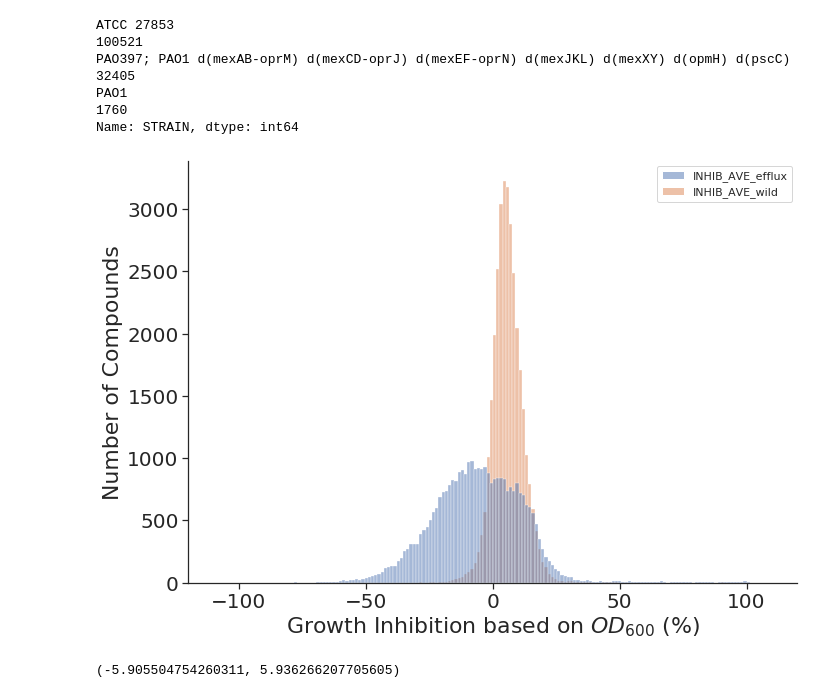
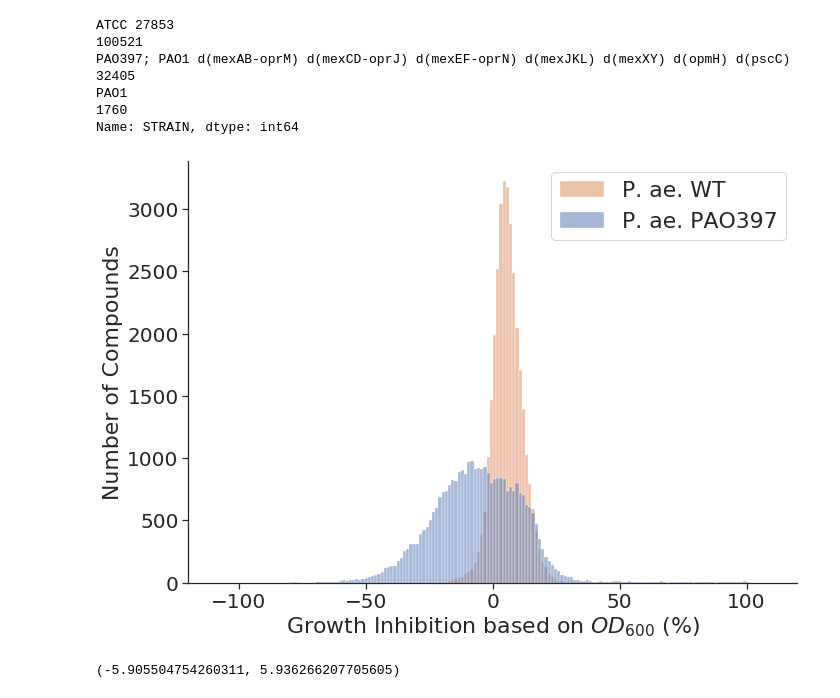
Before and after one commit to domgurvic/co_add_efflux, a Jupyter notebook: co_add/p_aeruginosa_efflux.ipynb, the cells around one changed output. Cells and saved outputs as stored; diff of their text form; code cells hidden in the pictures.

```diff
--- a/co_add/p_aeruginosa_efflux.ipynb
+++ b/co_add/p_aeruginosa_efflux.ipynb
@@ -62,30 +68,30 @@ p_aer_wild_efflux = p_aer_wild[['SMILES', 'INHIB_AVE']].merge(p_aer_efflux[['SMI
 # %%
 # e_coli_wild_efflux[['INHIB_AVE_wild', 'INHIB_AVE_efflux']].plot.hist(bins=200, alpha=0.5, figsize=[10,7])
 
 
 sns.set(rc={"figure.figsize":(10, 7)})
 
 sns.set_style("ticks")
 
 sns.histplot(p_aer_wild_efflux[['INHIB_AVE_efflux', 'INHIB_AVE_wild']], alpha=0.5, bins=150)
 sns.despine()
 
-# plt.legend(labels = ['Wild Type', '$\Delta TolC$'],  fontsize=22)
+plt.legend(labels = ['P. ae. WT', 'P. ae. PAO397'],  fontsize=22)
 
 plt.xlim([-120, 120])
 
 plt.xlabel('Growth Inhibition based on $OD_{600}$ (%)', fontsize=22);
 
 plt.ylabel('Number of Compounds',  fontsize=22);
 
 plt.yticks(fontsize=20)
 plt.xticks(fontsize=20)
 
 
 plt.tight_layout()
-# plt.savefig('figures/hist_wild_tolc.png', dpi=600)
+plt.savefig('figures/p_aeruginosa/p_aer_hist_wild_tolc.png', dpi=600)
 # %% [output]
-[figure, old version]
+[figure, new version]
 # %%
 p_aer_wild_efflux.INHIB_AVE_efflux.mean(), p_aer_wild_efflux.INHIB_AVE_wild.mean()
 # %% [output]
```
Also changed, not shown: parts of 27 cells of this notebook, 1 other file.
